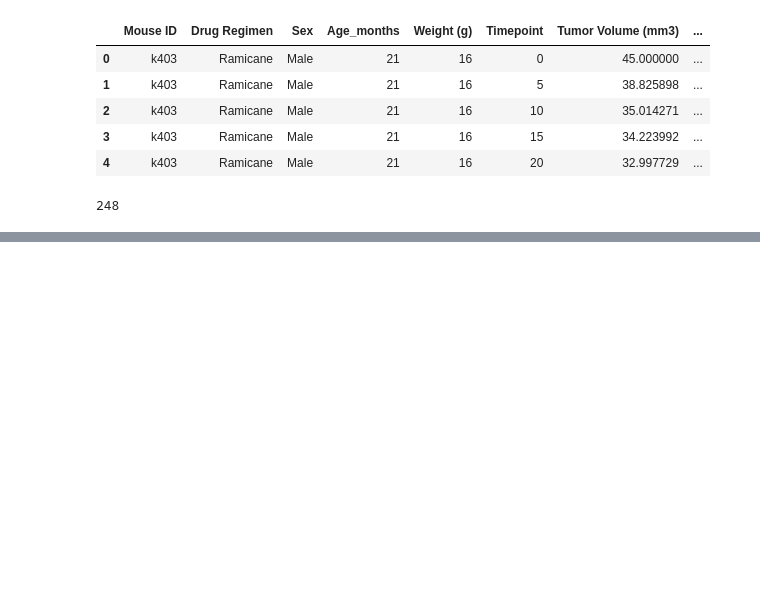
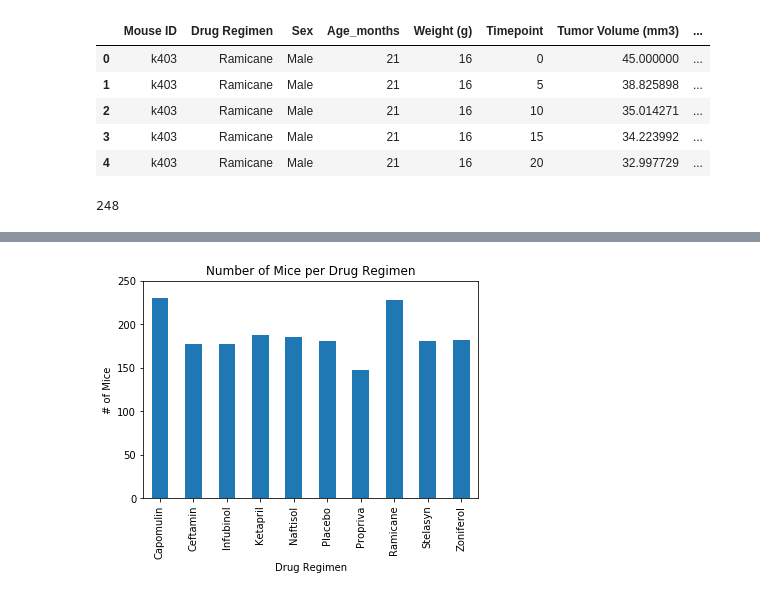
Before and after one commit to dborowski16/matplotlib-challenge, a Jupyter notebook: Pymaceuticals/Pymaceuticals.ipynb, the cells around one changed output, grey strips where cells are left out. Saved outputs shown, nothing was run; the diff lists cells and outputs as text; code cells hidden in the pictures; blank space fills up the shorter version.

Commit message:
Added code to get the summary statistics and added bar charts for number of mice

```diff
--- a/Pymaceuticals/Pymaceuticals.ipynb
+++ b/Pymaceuticals/Pymaceuticals.ipynb
@@ -61,0 +82,10 @@ new_num_mice # 248 Mice
+# %%
+# Generating a bar plot of number of mice for each Regimen in pandas
+mice = cln_df.groupby('Drug Regimen')['Mouse ID'].count()
+
+mice.plot(kind='bar', title='Number of Mice per Drug Regimen')
+plt.ylabel('# of Mice')
+plt.ylim(0, 250)
+plt.show()
+# %% [output]
+[figure, added]
```
Also changed, not shown: parts of 4 cells of this notebook.
